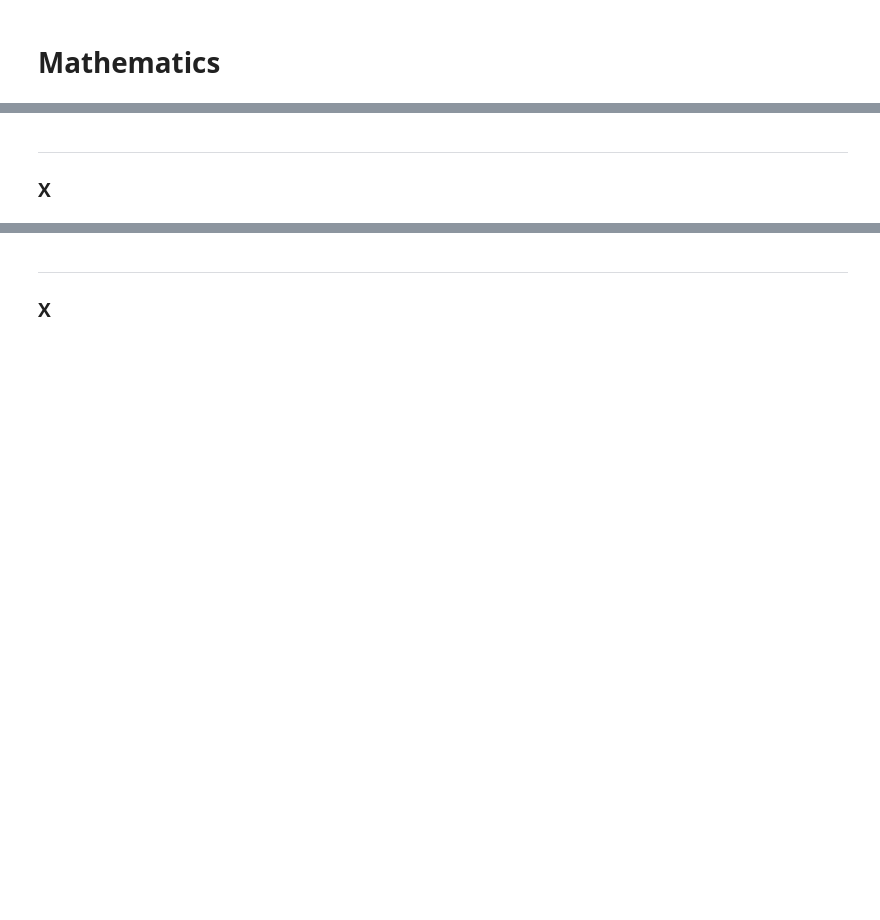
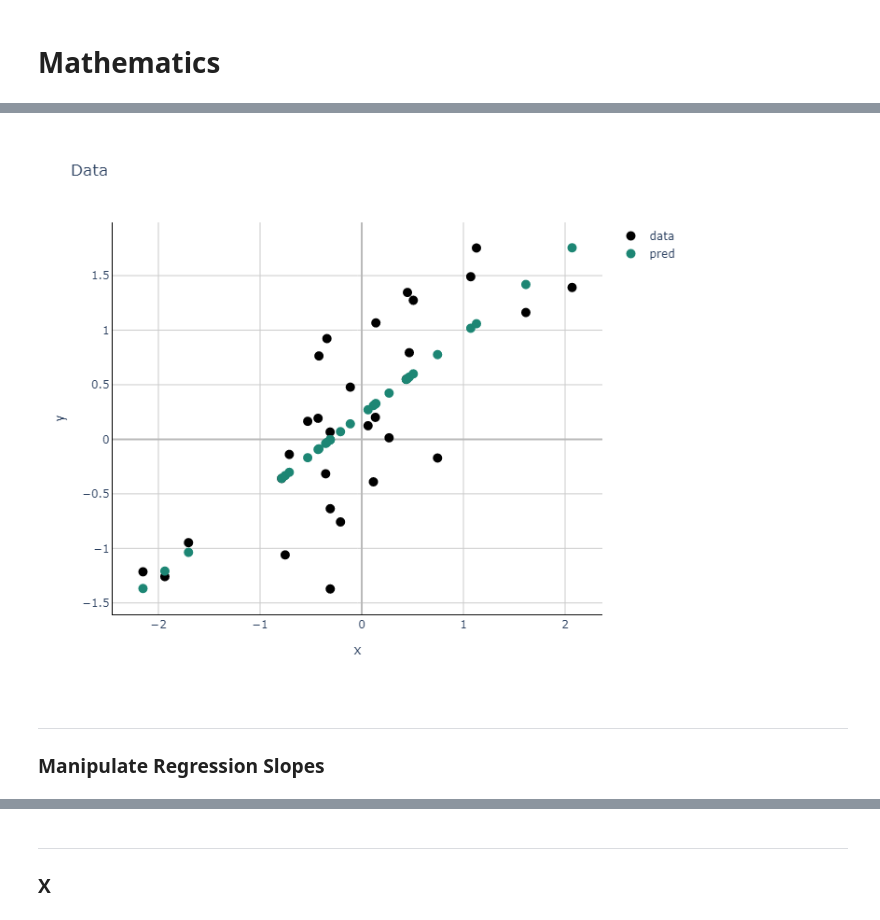
Before and after one commit to Gusmeira/PyTorch-Courses, a Jupyter notebook: C_ann.ipynb, the cells around one changed output, grey strips where cells are left out. Drawn from its saved outputs; the diff is of its cells as text; code cells hidden in the pictures; blank space fills up the shorter version.

```diff
--- a/C_ann.ipynb
+++ b/C_ann.ipynb
@@ -39,3 +97,10 @@ ___
+# %%
+main_fig.add_trace(go.Scatter(
+    x=x.squeeze(), y=predictions.squeeze().detach(), mode='markers',
+    marker=dict(color='#1d8674', size=10), name='pred'
+))
+# %% [output]
+[figure, added]
 # %% [markdown]
 ___
-### X
+### Manipulate Regression Slopes
```
Also changed, not shown: parts of 15 cells of this notebook, 1 other file.
